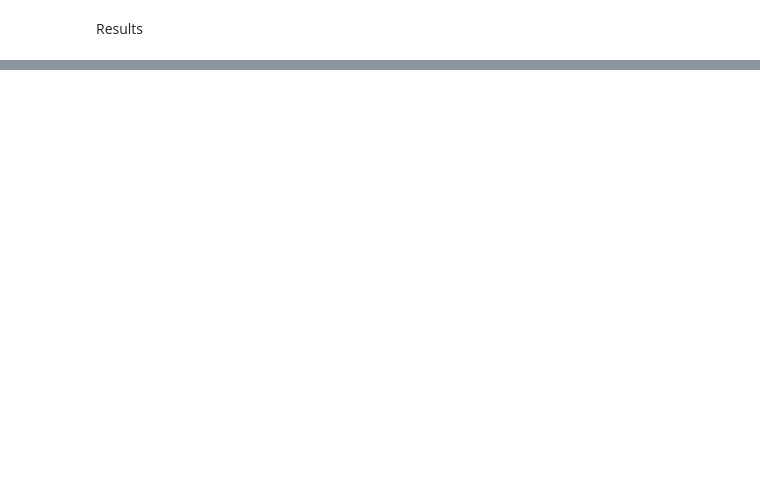
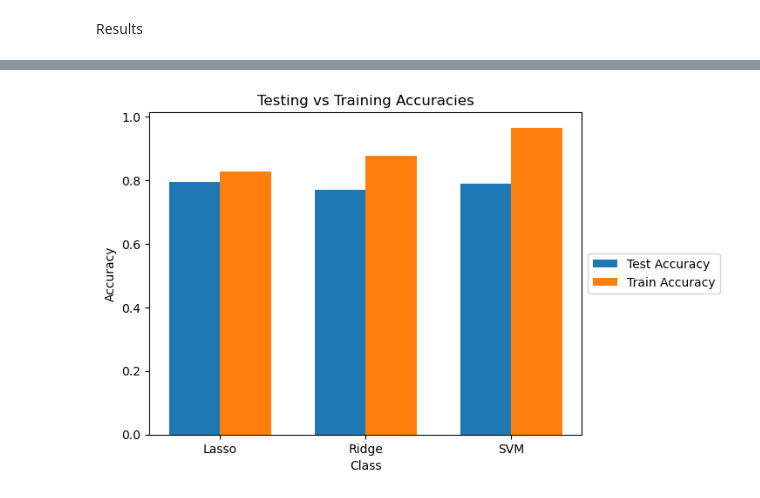
Before and after one commit to Beau-Belkowski/STT_811_Final_Project, a Jupyter notebook: STT_811_Project_Code.ipynb, the cells around one changed output, grey strips where cells are left out. Saved outputs shown, nothing was run; the diff lists cells and outputs as text; code cells hidden in the pictures; blank space fills up the shorter version.

```diff
--- a/STT_811_Project_Code.ipynb
+++ b/STT_811_Project_Code.ipynb
@@ -748,0 +753,25 @@ plt.show()
+# %%
+models = {
+    "Test Accuracy": [0.795, 0.77, 0.79],
+    "Train Accuracy": [0.82625, 0.87625, 0.965]
+}
+
+categories = ['Lasso', 'Ridge', 'SVM']
+x = np.arange(len(categories))
+width = 0.35  # slightly wider since only 2 bars
+
+plt.figure()
+
+n_models = len(models)
+
+for i, (model_name, values) in enumerate(models.items()):
+    plt.bar(x + (i - (n_models - 1)/2) * width, values, width, label=model_name)
+
+plt.xticks(x, categories)
+plt.legend(loc='center left', bbox_to_anchor=(1, 0.5))
+plt.xlabel('Class')
+plt.ylabel('Accuracy')
+plt.title('Testing vs Training Accuracies')
+plt.show()
+# %% [output]
+[figure, added]
```
Also changed, not shown: parts of 19 cells of this notebook.
